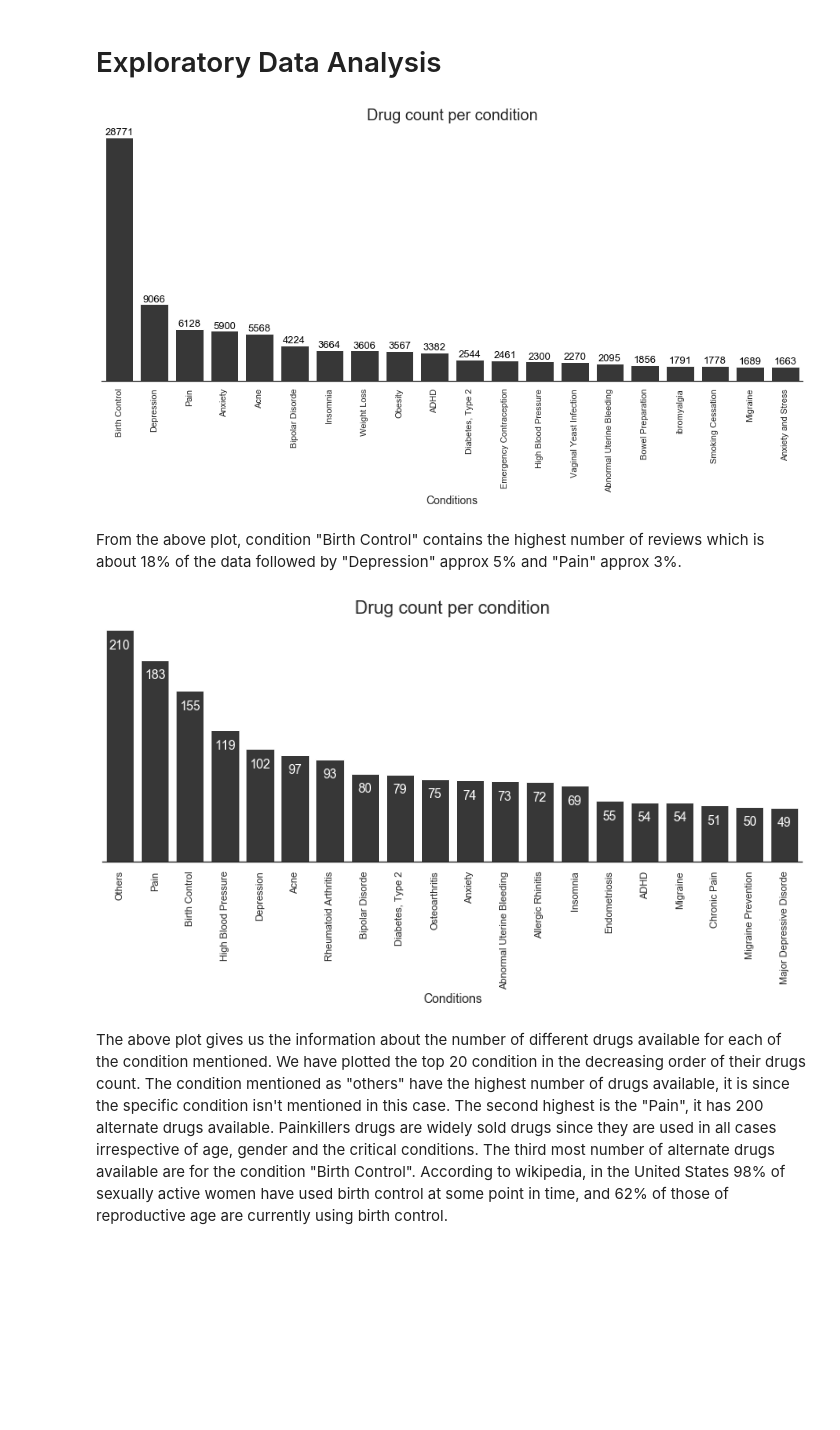
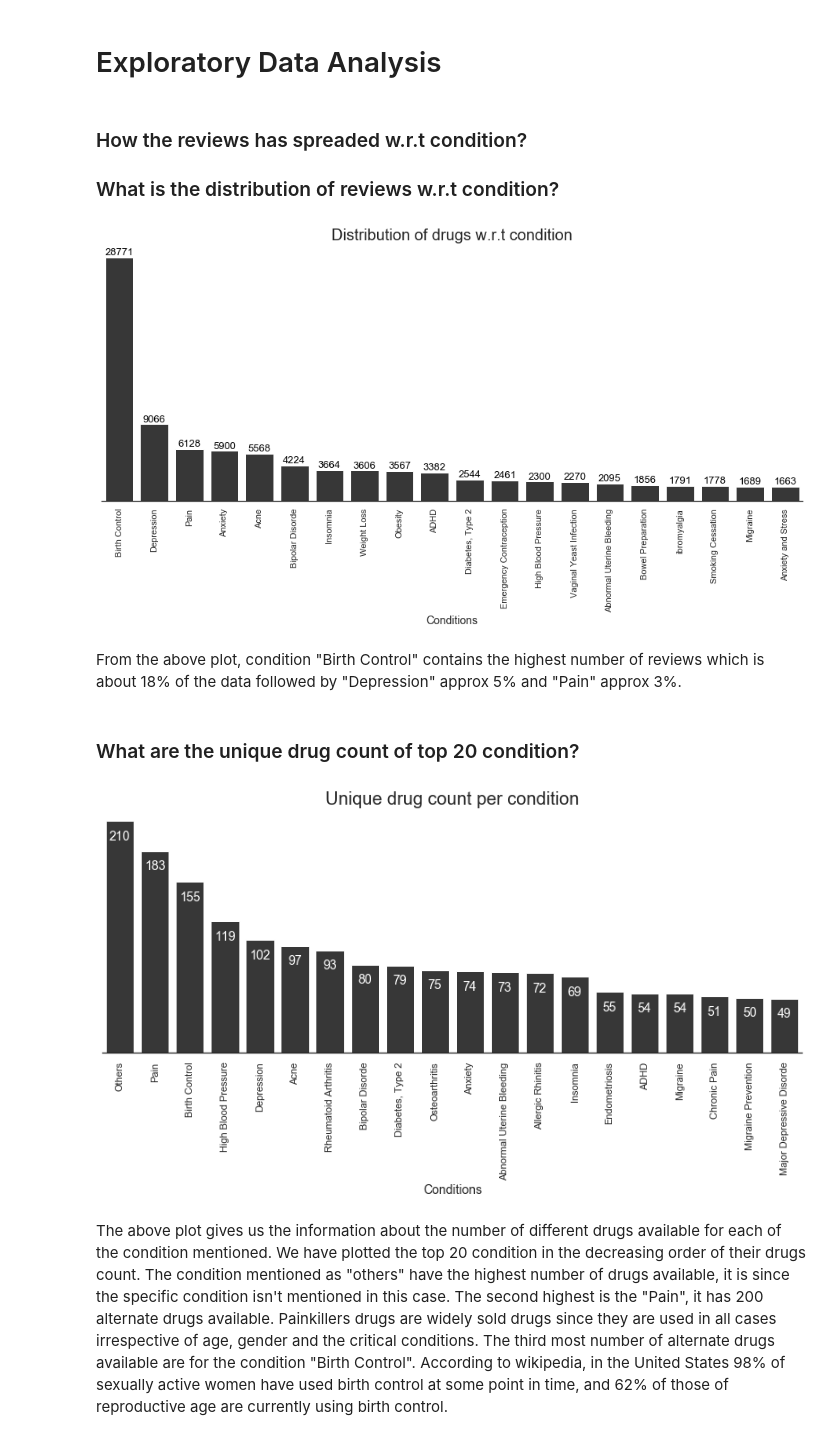
Before and after one commit to Laxman-Kumar/Drugs-Review-Text-Mining-Project, a Jupyter notebook: Drug Review - Data Cleaning and EDA.ipynb, the cells around one changed output. Cells and saved outputs as stored; diff of their text form; code cells hidden in the pictures; blank space fills up the shorter version.

```diff
--- a/Drug Review - Data Cleaning and EDA.ipynb
+++ b/Drug Review - Data Cleaning and EDA.ipynb
@@ -21,7 +21,7 @@ import nltk
 # %% [markdown]
 ## Data Extraction
 # %%
-df = pd.read_csv("drugsComTrain_raw.csv")
+df = pd.read_csv("data/drugsComTrain_raw.csv")
 # %%
 df.head(2)
 # %% [output]
@@ -180,29 +180,34 @@ df['review'] = temp
 df.to_csv("cleaned.csv")
 # %% [markdown]
 # Exploratory Data Analysis
+# %% [markdown]
+### How the reviews has spreaded w.r.t condition?
+### What is the distribution of reviews w.r.t  condition?
 # %%
 conditionDF = pd.DataFrame(df.groupby(['condition']).count().sort_values(by='usefulCount',ascending=False)['usefulCount'])[:20].reset_index()
 
 plt.figure(figsize=(16,6))
 sns.set(style="white")
 g= sns.barplot(x="condition",y="usefulCount",data=conditionDF,color=(0.21569, 0.21569 ,0.21569))
 
 g.set_xticklabels(rotation=90,labels=conditionDF['condition'])
 g.set(yticklabels=[])
 g.set_ylabel('')
-g.axes.set_title("Drug count per condition",fontsize=20)
+g.axes.set_title("Distribution of reviews w.r.t condition",fontsize=20)
 g.set_xlabel('Conditions',fontsize=14)
 sns.despine(left=True)
 
 locs, labels = plt.xticks() # get the current tick locations and labels
 
 for loc, label in zip(locs, labels):
     count = conditionDF.iloc[loc].usefulCount
     plt.text(loc, count-8, '{:0.0f}'.format(count), ha='center', va='bottom' ,color = 'black',size=13)
 # %% [output]
-[figure, old version]
+[figure, new version]
 # %% [markdown]
 From the above plot, condition "Birth Control" contains the highest number of reviews which is about 18% of the data followed by "Depression" approx 5% and "Pain" approx 3%.
+# %% [markdown]
+### What are the unique drug count of top 20 condition?
 # %%
 conditionGroupDF = pd.DataFrame(df.groupby(['condition'])['drugName'].nunique().sort_values(ascending=False)[:20]).reset_index()
 
@@ -214,7 +219,7 @@ g = sns.barplot(y=conditionGroupDF['drugName'],x=conditionGroupDF['condition'],c
 g.set_xticklabels(rotation=90,labels=conditionGroupDF['condition'])
 g.set(yticklabels=[])
 g.set_ylabel('')
-g.axes.set_title("Drug count per condition",fontsize=20)
+g.axes.set_title("Unique drug count per condition",fontsize=20)
 g.set_xlabel('Conditions',fontsize=14)
 sns.despine(left=True)
 
@@ -224,7 +229,7 @@ for loc, label in zip(locs, labels):
     count = conditionGroupDF.iloc[loc].drugName
     plt.text(loc, count-8, '{:0.0f}'.format(count), ha = 'center',va='top', color = 'w',size=14)
 # %% [output]
-[figure, old version]
+[figure, new version]
 # %% [markdown]
 The above plot gives us the information about the number of different drugs available for each of the condition mentioned. We have plotted the top 20 condition in the decreasing order of their drugs count. The condition mentioned as "others" have the highest number of drugs available, it is since the specific condition isn't mentioned in this case. The second highest is the "Pain", it has 200 alternate drugs available. Painkillers drugs are widely sold drugs since they are used in all cases irrespective of age, gender and the critical conditions. The third most number of alternate drugs available are for the condition "Birth Control". According to wikipedia, in the United States 98% of sexually active women have used birth control at some point in time, and 62% of those of reproductive age are currently using birth control.
 
```
Also changed, not shown: parts of 12 cells of this notebook, 1 other file.
